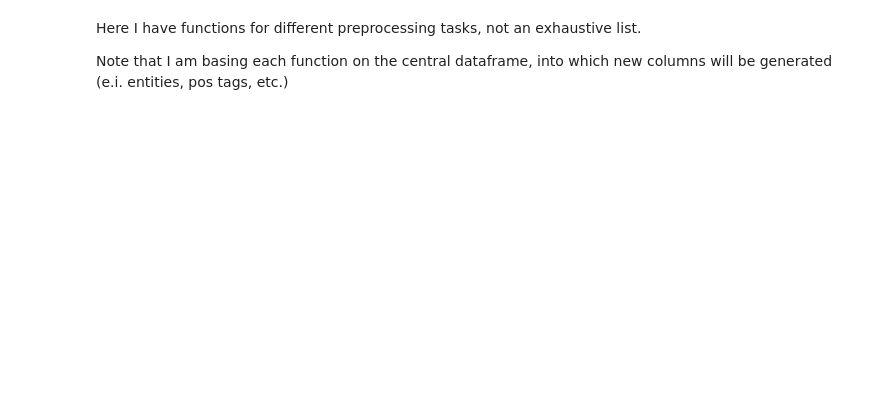
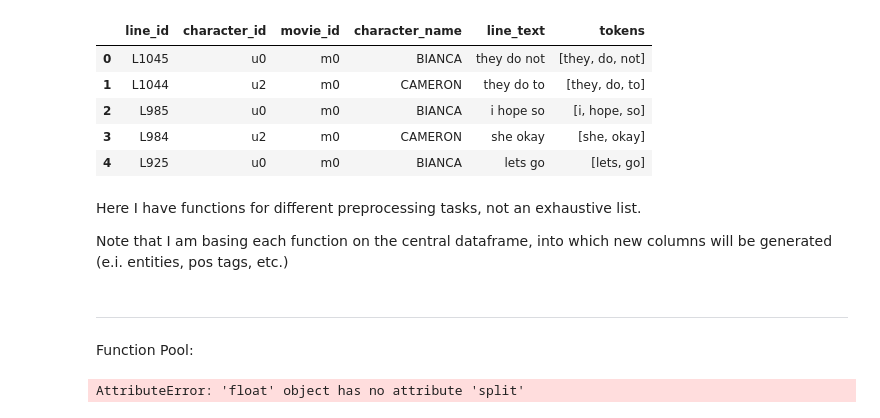
Before and after one commit to PhilipFelizarta/Generative_ChatBot_Final, a Jupyter notebook: preprocessing.ipynb, the cells around one changed output. Saved outputs shown, nothing was run; the diff lists cells and outputs as text; code cells hidden in the pictures; blank space fills up the shorter version.

```diff
--- a/preprocessing.ipynb
+++ b/preprocessing.ipynb
@@ -15,9 +159,24 @@ df = pd.read_csv()
 # %%
 nlp = spacy.load("en_core_web_sm") # we neeed to consider changing this to md or lg
+# %%
+df['tokens'] = df['line_text'].apply(lambda text: [token.text for token in nlp(text)])
+# %%
+df.head()
+# %% [output]
+|  | line_id | character_id | movie_id | character_name | line_text | tokens |
+| 0 | L1045 | u0 | m0 | BIANCA | they do not | [they, do, not] |
+| 1 | L1044 | u2 | m0 | CAMERON | they do to | [they, do, to] |
+| 2 | L985 | u0 | m0 | BIANCA | i hope so | [i, hope, so] |
+| 3 | L984 | u2 | m0 | CAMERON | she okay | [she, okay] |
+| 4 | L925 | u0 | m0 | BIANCA | lets go | [lets, go] |
 # %% [markdown]
 Here I have functions for different preprocessing tasks, not an exhaustive list.
 
 Note that I am basing each function on the central dataframe, into which new columns will be generated (e.i. entities, pos tags, etc.)
+# %% [markdown]
+-----------------------------------------------------------------------------------------------
+# %% [markdown]
+Function Pool:
 # %%
 def text_preprocessor(text):
     """puts text through pre-tokenization preprocessing steps"""
@@ -32,7 +191,7 @@ def tokenize(text):
     doc = nlp(text)
     return doc
 
-df['doc'] = df['claim'].apply(text_preprocessor).apply(tokenize)
+df['doc'] = df['line_text'].apply(text_preprocessor).apply(tokenize)
 
 def entity_exctractor(doc):
     """Extracts named entities from the text"""
@@ -49,3 +208,5 @@ def pos_tagger(doc):
     return pos_tags
 
 df['pos_tags'] = df['doc'].apply(pos_tagger)
+# %% [output]
+AttributeError: 'float' object has no attribute 'split'
```
Also changed, not shown: parts of 24 cells of this notebook.
